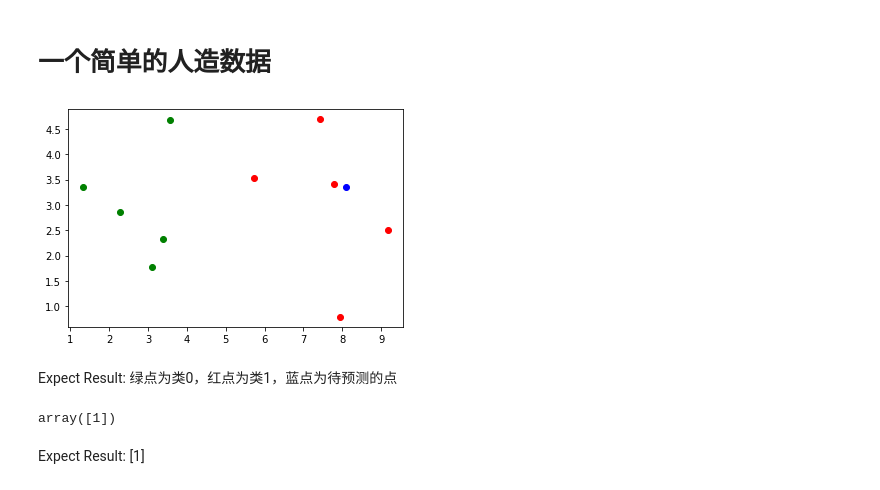
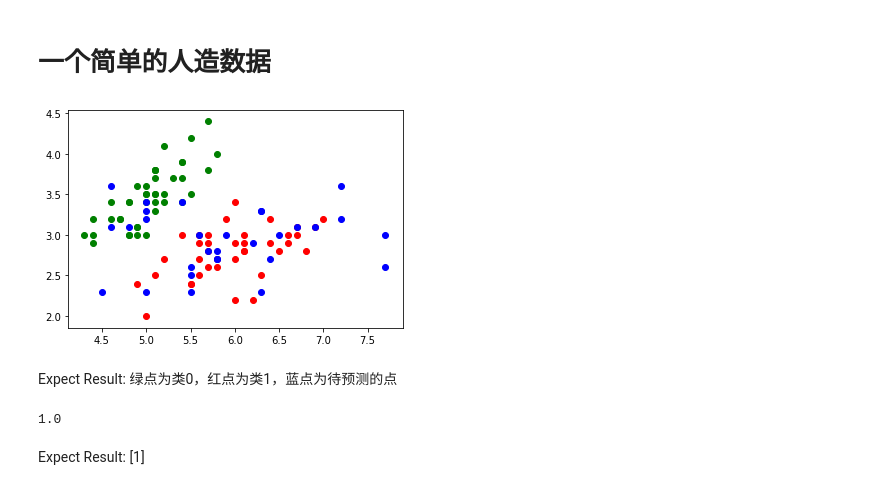
Before and after one commit to windmissing/MachineLearningInAction, a Jupyter notebook: KNN/KNN.ipynb, the cells around one changed output. Drawn from its saved outputs; the diff is of its cells as text; code cells hidden in the pictures.

```diff
--- a/KNN/KNN.ipynb
+++ b/KNN/KNN.ipynb
@@ -7,17 +9,19 @@ import kNN
 import utils
 # %% [markdown]
 # 一个简单的人造数据
-# %%
-train_X, train_y, test_X = utils.createDataSet()
-utils.plotData(train_X, train_y, test_X)
-# %% [output]
-[figure, removed]
+# %%
+X_train, X_test, y_train, y_test = utils.createDataSet()
+utils.plotData(X_train, y_train, X_test)
+# %% [output]
+[figure, added]
 # %% [markdown]
 Expect Result: 绿点为类0，红点为类1，蓝点为待预测的点
-# %%
-kNN.classify0(test_X, train_X, train_y, 3)
-# %% [output]
-array([1])
+# %%
+y_predict = kNN.classify(X_train, y_train, X_test, 3)
+accuracy = accuracy_score(y_test, y_predict)
+print (accuracy)
+# %% [output]
+1.0
 # %% [markdown]
 Expect Result: [1]
 # %% [markdown]
```
Also changed, not shown: parts of 5 cells of this notebook, 2 other files.
